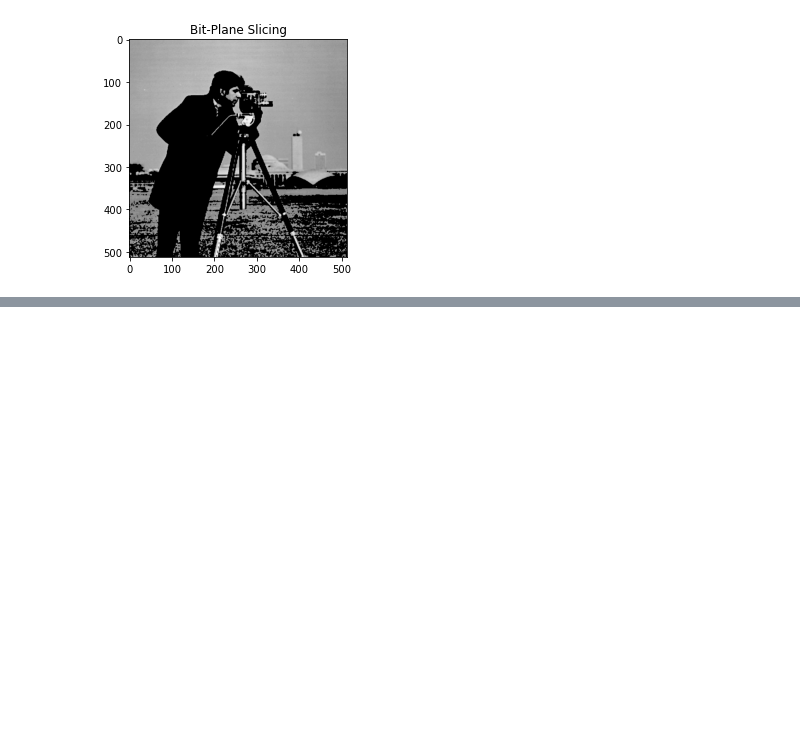
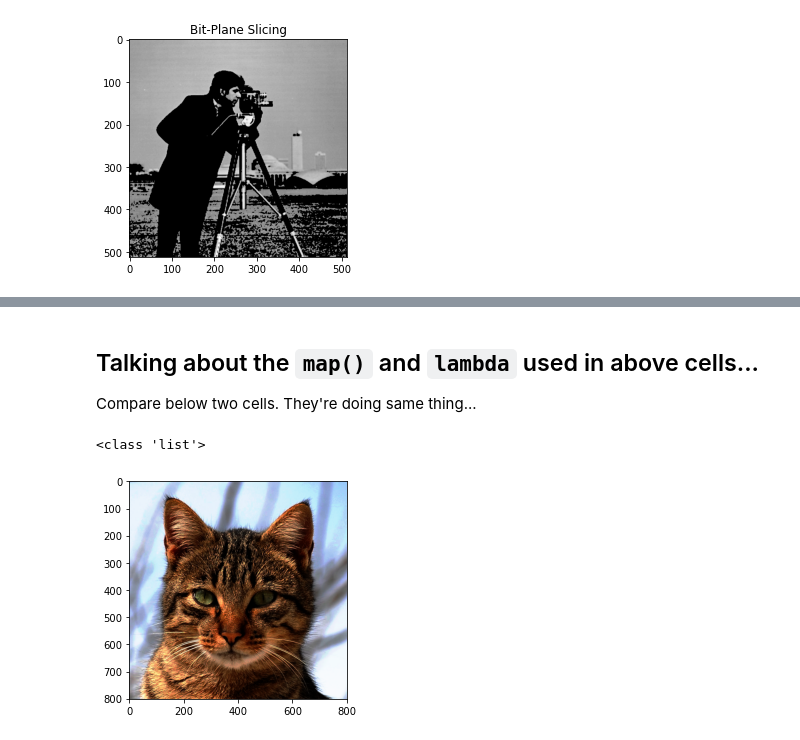
Before and after one commit to MastProTech/Image-Processing, a Jupyter notebook: ImageProcessing3.ipynb, the cells around one changed output, grey strips where cells are left out. Cells and saved outputs as stored; diff of their text form; code cells hidden in the pictures; blank space fills up the shorter version.

```diff
--- a/ImageProcessing3.ipynb
+++ b/ImageProcessing3.ipynb
@@ -162,11 +172,15 @@ plt.imshow(img, 'gray')
 # %%
 def make_histogram(img):
     """ Take an image and create a historgram from it's luma values """
-    y_vals = img[:,:,0].flatten()
+    if len(img.shape)==3:
+        y_vals = img[:,:,0].flatten()
+    else:
+        y_vals = img.flatten()
     histogram = np.zeros(256, dtype=int)
     for y_index in range(y_vals.size):
         histogram[y_vals[y_index]] += 1
     return histogram
+
 def make_cumsum(histogram):
     """ Create an array that represents the cumulative sum of the histogram """
     cumsum = np.zeros(256, dtype=int)
@@ -182,14 +196,28 @@ def make_mapping(histogram, cumsum, img):
         where luma_levels is the number of luma levels in the image """
     mapping = np.zeros(256, dtype=int)
     luma_levels = 256
-    IMG_H, IMG_W, temp=img.shape
+    shape=img.shape
+    if len(shape)==3:
+        IMG_H, IMG_W=(shape[0], shape[1])
+    else:
+        IMG_H, IMG_W=img.shape
     for i in range(histogram.size):
-#         print(int(round(((luma_levels*cumsum[i])/(IMG_H*IMG_W)))))
         mapping[i] = max(0, round((luma_levels*cumsum[i])/(IMG_H*IMG_W))-1)
     return mapping
 
 def apply_mapping(img, mapping):
     """ Apply the mapping to our image """
     new_image = img.copy()
-    new_image[:,:,0] = list(map(lambda a : mapping[a], img[:,:,0]))
+    new_image = np.array(list(map(lambda a : mapping[a], img)), dtype=np.uint8)
+#     if len(img.shape)==3:
+#         print('3 channels')
+#         new_image = img.copy()
+#         new_image[:,:,0] = list(map(lambda a : mapping[a], img[:,:,0]))
+
+#     else:
+#         print('1 channel')
+#         new_image = img.copy()
+#         new_image=np.array(list(map(lambda a:mapping[a], img)), dtype=np.uint8) # Below for details of what happened
+        # "img" value passed to lambda function as 'a', lambda function passed 'a' to mapping[a] and returned it's output.
+        # Also, I converted incoming list() to np.array to silence out an error about '__array_interface__'
     return new_image
@@ -208,0 +263,12 @@ Image.fromarray(newImg).save('HistPic.jpg')
+# %% [markdown]
+## Talking about the `map()` and `lambda` used in above cells...
+Compare below two cells. They're doing same thing...
+# %%
+# img=data.camera()
+
+new_img=list(map(lambda a:mapping[a], img))
+print(type(new_img))
+plt.imshow(new_img, 'gray');
+# %% [output]
+<class 'list'>
+[figure, added]
```
Also changed, not shown: parts of 11 cells of this notebook, 2 other files.
